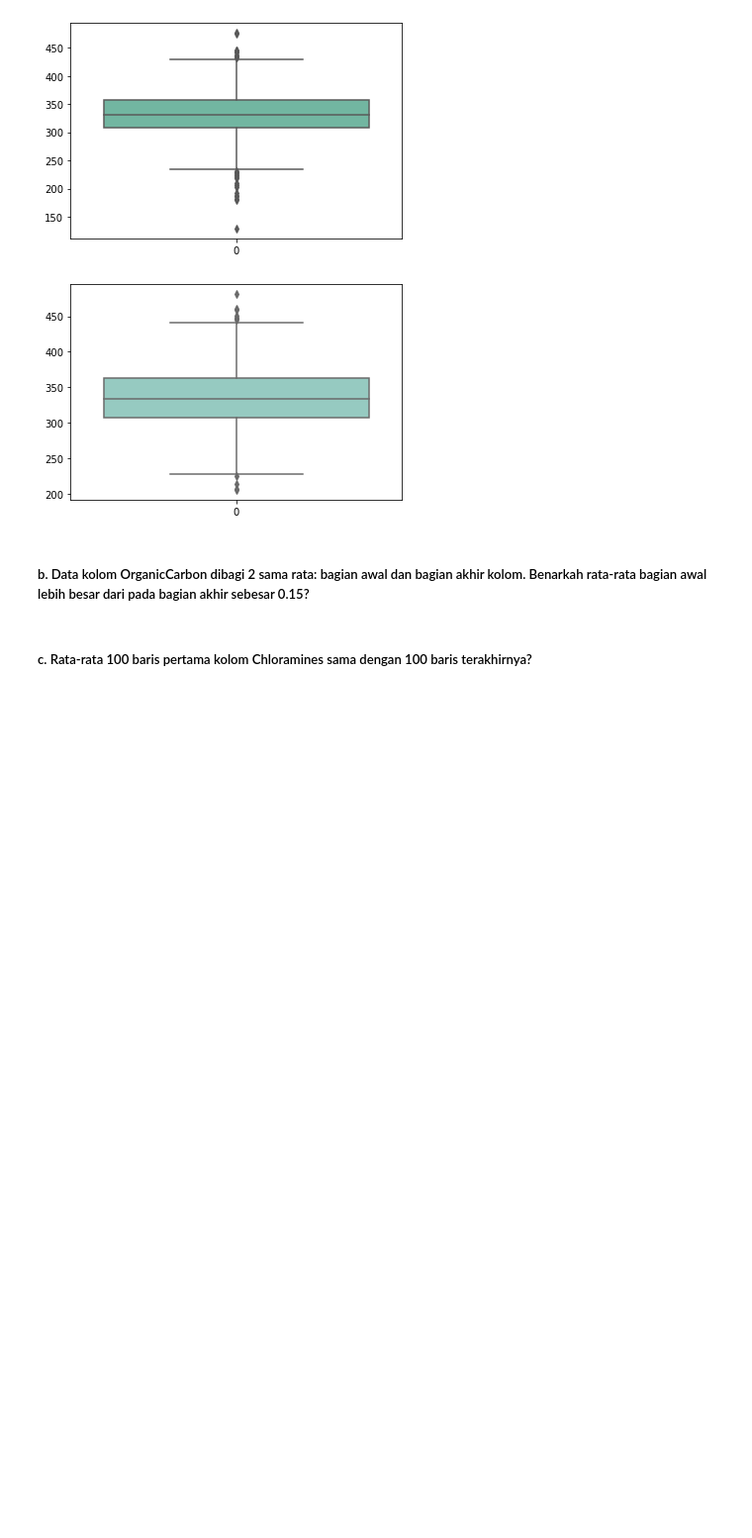
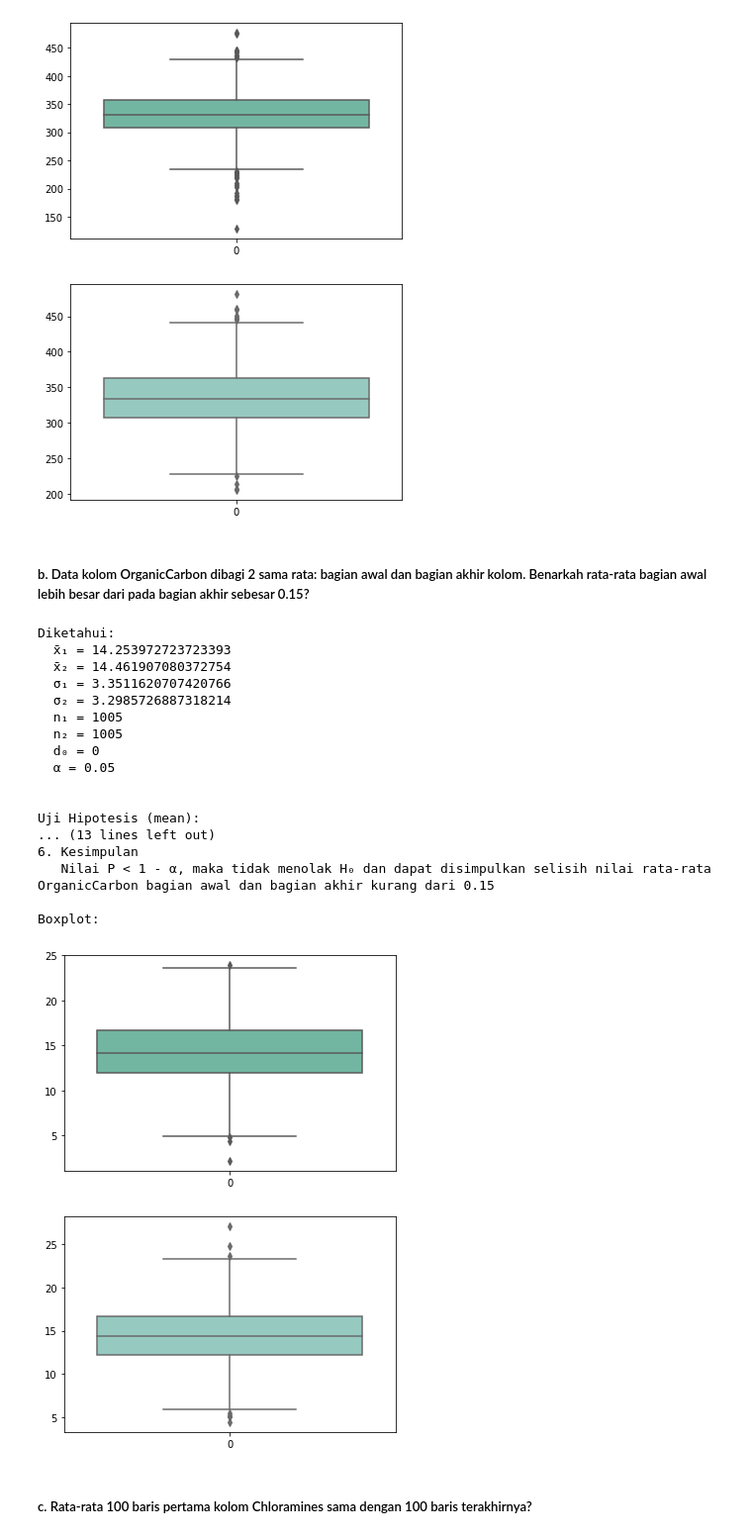
Before and after one commit to HanselTanoto/Tubes-Probstat, a Jupyter notebook: K01-T1-IF2220-13520022.ipynb, the cells around one changed output. Shown at 99% size. Drawn from its saved outputs; the diff is of its cells as text; code cells hidden in the pictures; blank space fills up the shorter version.

```diff
--- a/K01-T1-IF2220-13520022.ipynb
+++ b/K01-T1-IF2220-13520022.ipynb
@@ -406,5 +406,66 @@ Boxplot:
 [figure]
 # %% [markdown]
 ##### b. Data kolom OrganicCarbon dibagi 2 sama rata: bagian awal dan bagian akhir kolom. Benarkah rata-rata bagian awal lebih besar dari pada bagian akhir sebesar 0.15?
+# %%
+# Split data into two
+dataOrganicCarbon1=water_potability["OrganicCarbon"][:len(water_potability)//2]
+dataOrganicCarbon2=water_potability["OrganicCarbon"][len(water_potability)//2:len(water_potability)]
+
+d_0=0
+x_bar_1=dataOrganicCarbon1.mean()
+x_bar_2=dataOrganicCarbon2.mean()
+sigma_1=dataOrganicCarbon1.std()
+sigma_2=dataOrganicCarbon2.std()
+alpha=0.05
+n_1=len(dataOrganicCarbon1)
+n_2=len(dataOrganicCarbon2)
+h_0=0.15
+z_0=st.norm.ppf(1 - alpha)
+
+print("Diketahui:\n  x̄₁ = {}\n  x̄₂ = {}\n  σ₁ = {}\n  σ₂ = {}\n  n₁ = {}\n  n₂ = {}\n  d₀ = {}\n  α = {}\n".format(x_bar_1,x_bar_2,sigma_1,sigma_2,n_1,n_2,d_0,alpha))
+print("\nUji Hipotesis (mean):")
+print("1. Hipotesis nol\n   H₀: μ₁-μ₂ = {}".format(h_0))
+print("2. Hipotesis alternatif\n   H₁: μ₁-μ₂ > {}   (One tailed test)".format(h_0))
+print("3. Tingkat signifikan\n   α = {}".format(alpha))
+print("4. Daerah kritis\n   z > {:.3f} , diperoleh dari nilai z yang memenuhi P(Z < z) = 1 - α = {}".format(z_0,1-alpha))
+print("5. Perhitungan p-value")
+print("   z = ((x̄₁ - x̄₂) - μ₀) / (√(σ₁²/n₁ + σ₂²/n₂)")
+print("   z = (({} - {}) - {}) / (√({}²/{} + {}²/{})".format(x_bar_1,x_bar_2, d_0, sigma_1, n_1,sigma_2,n_2))
+z = ((x_bar_1-x_bar_2) - d_0) / math.sqrt(sigma_1**2/n_1+sigma_2**2+n_2)
+print("   z = {:.3f}".format(z))
+P = st.norm.cdf(z)
+print("   P = {}".format(P))
+print("6. Kesimpulan")
+if (P > 1-alpha):
+    print("   Nilai P > 1 - α, maka tolak H₀ dan dapat disimpulkan selisih nilai rata-rata OrganicCarbon bagian awal dan bagian akhir lebih dari {}".format(h_0))
+else:
+    print("   Nilai P < 1 - α, maka tidak menolak H₀ dan dapat disimpulkan selisih nilai rata-rata OrganicCarbon bagian awal dan bagian akhir kurang dari {}".format(h_0))
+
+print("\nBoxplot:")
+
+sns.boxplot( data = dataOrganicCarbon1.values, palette = 'Set2')
+plt.show()
+sns.boxplot( data = dataOrganicCarbon2.values, palette = 'Set3')
+plt.show()
+# %% [output]
+Diketahui:
+  x̄₁ = 14.253972723723393
+  x̄₂ = 14.461907080372754
+  σ₁ = 3.3511620707420766
+  σ₂ = 3.2985726887318214
+  n₁ = 1005
+  n₂ = 1005
+  d₀ = 0
+  α = 0.05
+
+
+Uji Hipotesis (mean):
+... (13 lines left out)
+6. Kesimpulan
+   Nilai P < 1 - α, maka tidak menolak H₀ dan dapat disimpulkan selisih nilai rata-rata OrganicCarbon bagian awal dan bagian akhir kurang dari 0.15
+
+Boxplot:
+[figure, added]
+[figure, added]
 # %% [markdown]
 ##### c. Rata-rata 100 baris pertama kolom Chloramines sama dengan 100 baris terakhirnya?
```
Also changed, not shown: parts of 2 cells of this notebook.
